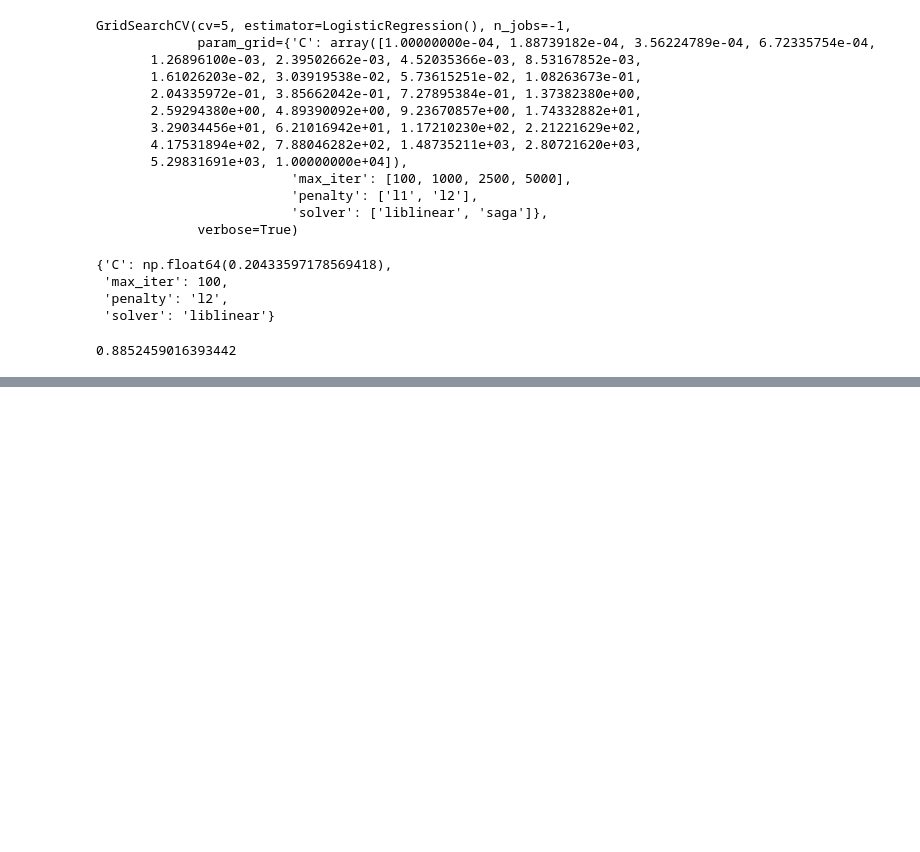
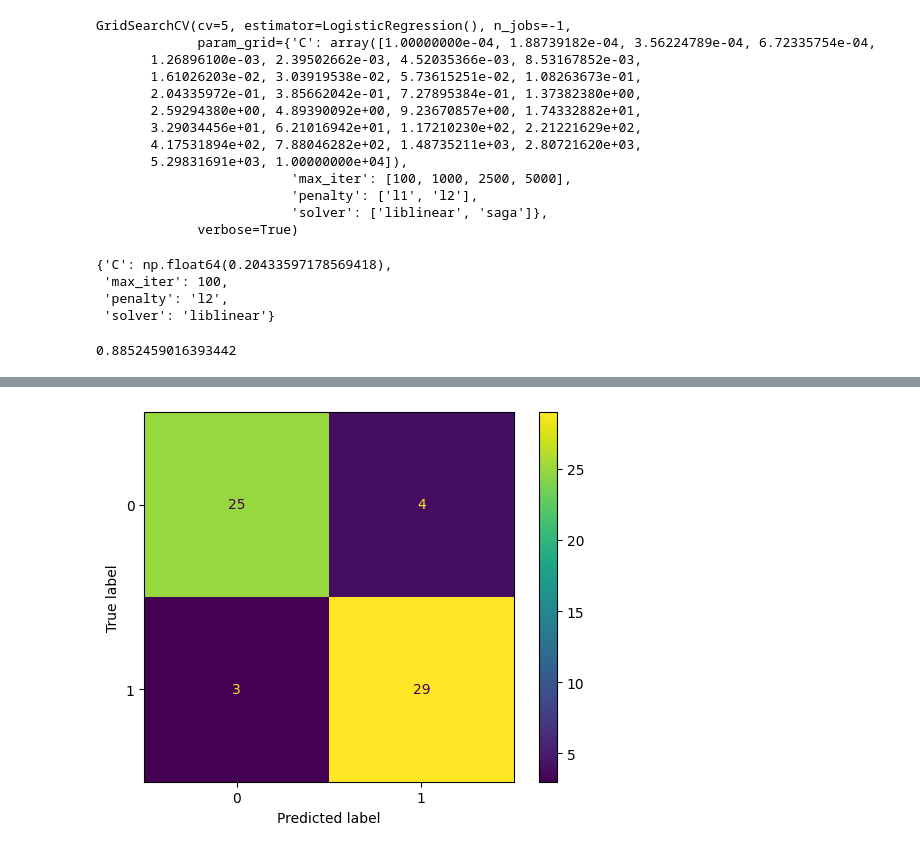
Before and after one commit to Ovaserashid/heart-disease-prediction, a Jupyter notebook: notebooks/main.ipynb, the cells around one changed output, grey strips where cells are left out. Drawn from its saved outputs; the diff is of its cells as text; code cells hidden in the pictures; blank space fills up the shorter version.

```diff
--- a/notebooks/main.ipynb
+++ b/notebooks/main.ipynb
@@ -498,0 +522,5 @@ gs_log_new.score(X_test, y_test)
+# %%
+# Plot Confusion matrix
+ConfusionMatrixDisplay.from_estimator(gs_log, X_test, y_test);
+# %% [output]
+[figure, added]
```
Also changed, not shown: parts of 5 cells of this notebook.
